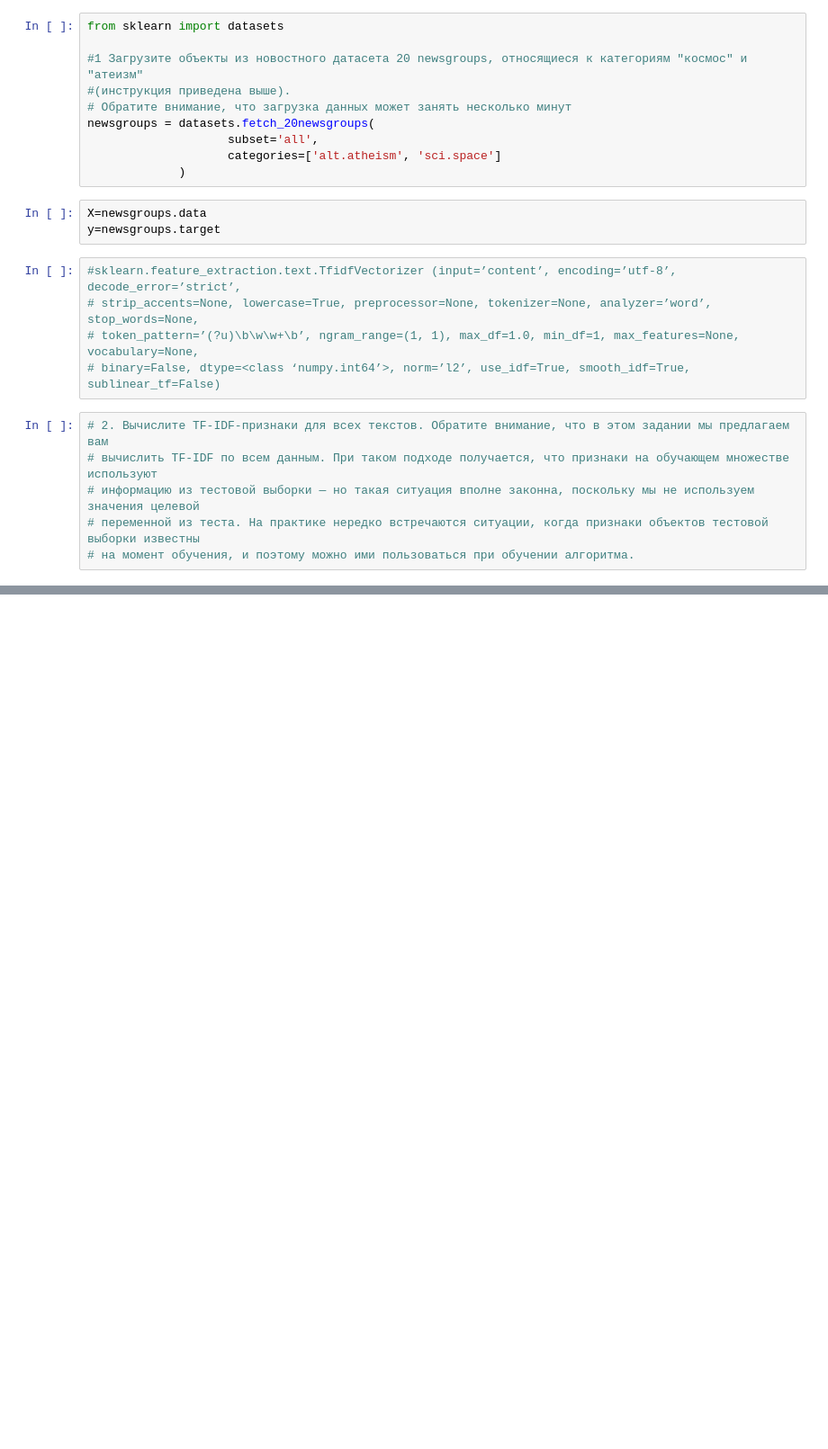
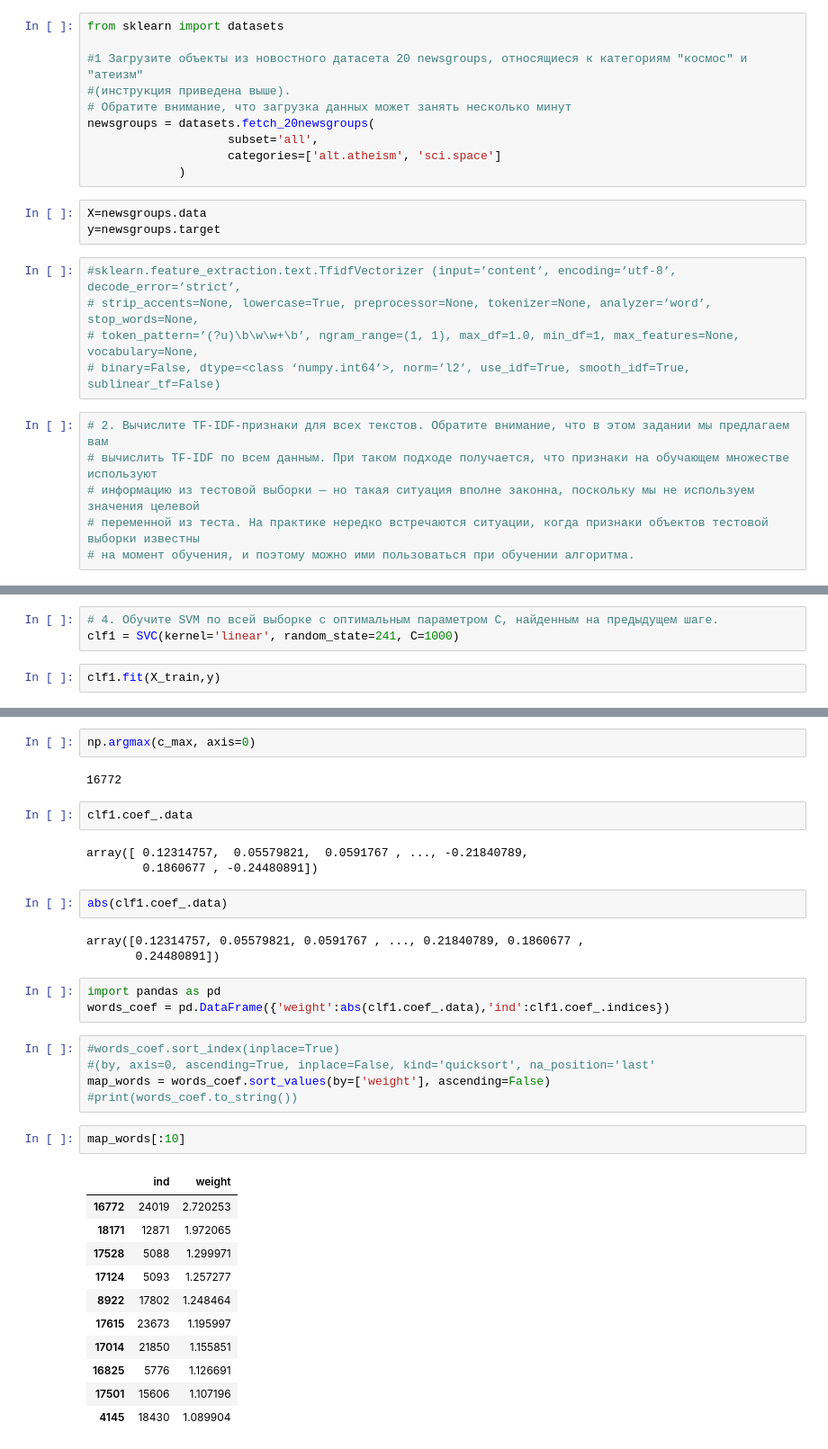
Before and after one commit to grevtsovkirill/ml_SHAD, a Jupyter notebook: w3/l5_svms/svm_text.ipynb, the cells around one changed output, grey strips where cells are left out. Shown at 90% size. Drawn from its saved outputs; the diff is of its cells as text; blank space fills up the shorter version.

```diff
--- a/w3/l5_svms/svm_text.ipynb
+++ b/w3/l5_svms/svm_text.ipynb
@@ -143,0 +146,5 @@ for a in gs.grid_scores_:
+# %%
+# 4. Обучите SVM по всей выборке с оптимальным параметром C, найденным на предыдущем шаге.
+clf1 = SVC(kernel='linear', random_state=241, C=1000)
+# %%
+clf1.fit(X_train,y)
@@ -143,0 +174,36 @@ for a in gs.grid_scores_:
+# %%
+np.argmax(c_max, axis=0)
+# %% [output]
+16772
+# %%
+clf1.coef_.data
+# %% [output]
+array([ 0.12314757,  0.05579821,  0.0591767 , ..., -0.21840789,
+        0.1860677 , -0.24480891])
+# %%
+abs(clf1.coef_.data)
+# %% [output]
+array([0.12314757, 0.05579821, 0.0591767 , ..., 0.21840789, 0.1860677 ,
+       0.24480891])
+# %%
+import pandas as pd
+words_coef = pd.DataFrame({'weight':abs(clf1.coef_.data),'ind':clf1.coef_.indices})
+# %%
+#words_coef.sort_index(inplace=True)
+#(by, axis=0, ascending=True, inplace=False, kind='quicksort', na_position='last'
+map_words = words_coef.sort_values(by=['weight'], ascending=False)
+#print(words_coef.to_string())
+# %%
+map_words[:10]
+# %% [output]
+|  | ind | weight |
+| 16772 | 24019 | 2.720253 |
+| 18171 | 12871 | 1.972065 |
+| 17528 | 5088 | 1.299971 |
+| 17124 | 5093 | 1.257277 |
+| 8922 | 17802 | 1.248464 |
+| 17615 | 23673 | 1.195997 |
+| 17014 | 21850 | 1.155851 |
+| 16825 | 5776 | 1.126691 |
+| 17501 | 15606 | 1.107196 |
+| 4145 | 18430 | 1.089904 |
```
Also changed, not shown: parts of 21 cells of this notebook.
